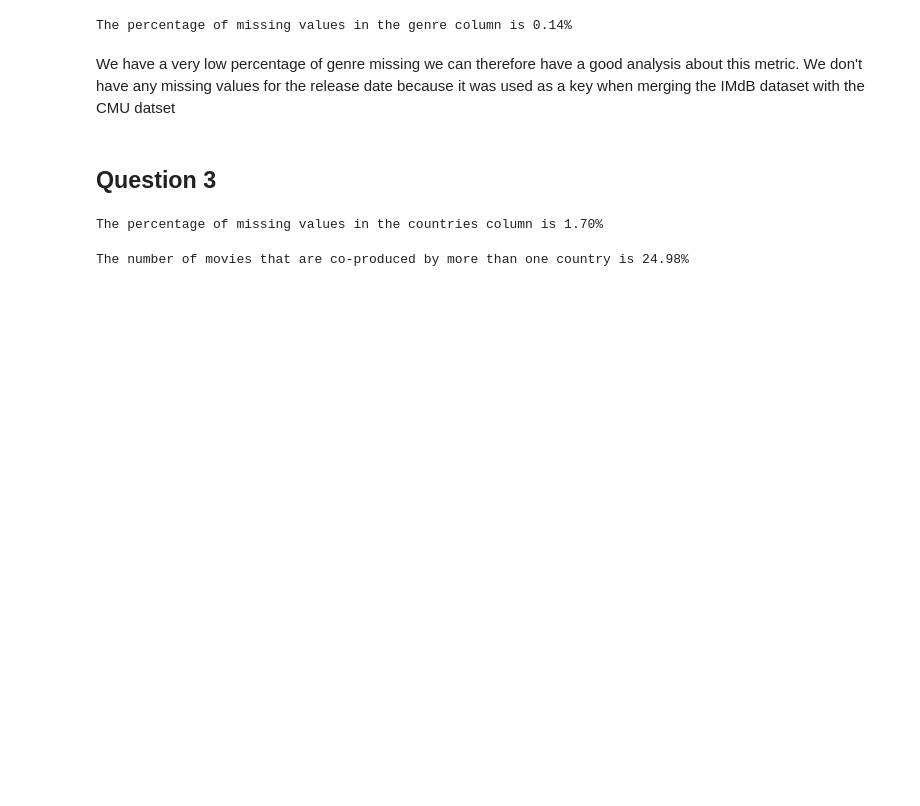
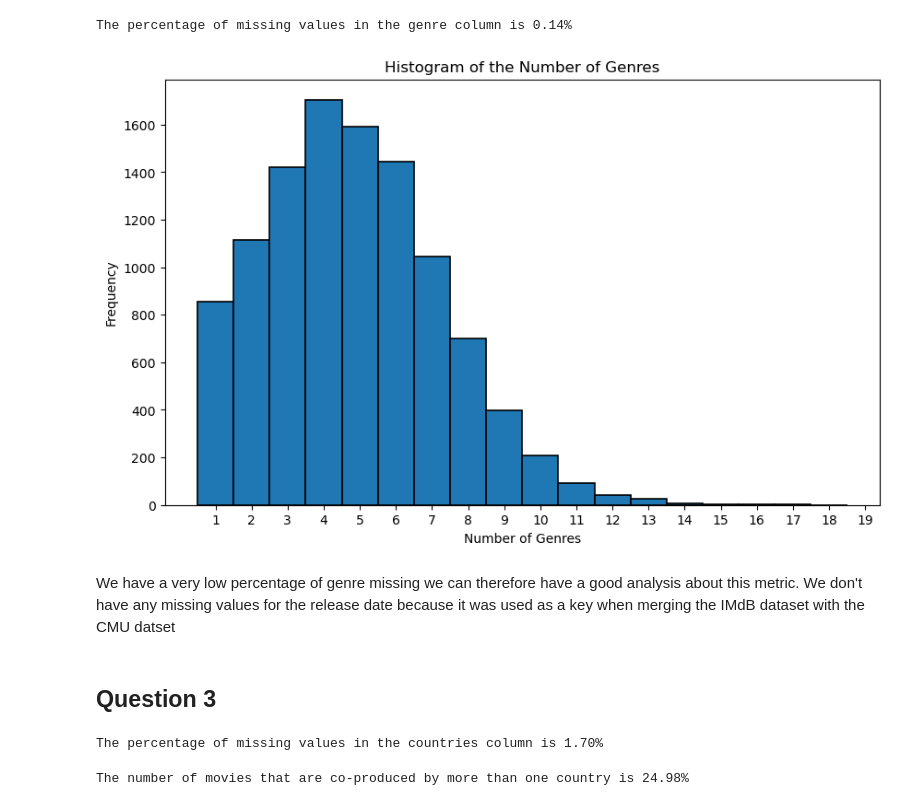
Before and after one commit to epfl-ada/ada-2023-project-nada2023, a Jupyter notebook: clean.ipynb, the cells around one changed output. Saved outputs shown, nothing was run; the diff lists cells and outputs as text; code cells hidden in the pictures; blank space fills up the shorter version.

```diff
--- a/clean.ipynb
+++ b/clean.ipynb
@@ -39,3 +39,23 @@ gross
 ## Question 1
 
 For The first question we will need the gross of the movies in the different region of the world, as well as their release year and their genre.
+# %%
+movies_clean_gross = movies.copy()
+gross_clean = gross.copy()
+
+# Sum up the gross for each movie in the `gross` dataframe
+gross_sum = gross_clean.groupby('Wiki_ID')['gross'].sum().reset_index()
+
+# Merge this sum with the `movies` dataframe
+movies_with_gross = movies_clean_gross.merge(gross_sum, on='Wiki_ID', how='left')
+
+# Filter out rows where 'box_office' is not missing
+non_missing_box_office = movies_with_gross.dropna(subset=['box_office'])
+
+
+missing_percentage_before = movies_with_gross['box_office'].isna().sum() / len(movies_with_gross) * 100
+print(f"Percentage of missing 'box_office' values before imputation: {missing_percentage_before:.2f}%")
+
+# Check coherence for non-missing 'box_office' values
+coherence_check = ((non_missing_box_office['box_office'] - non_missing_box_office['gross']).abs() / non_missing_box_office['box_office']).mean()
+print(f"Average coherence deviation: {coherence_check:.2f}")
@@ -42,7 +69,9 @@ For The first question we will need the gross of the movies in the different reg
+# %%
+movies_with_gross = movies_with_gross.drop(columns=['box_office'])
 # %%
 # The release date of the movie is in the format of YYYY-MM-DD, we only need the year
 # so we split the date and only keep the year
-movies_clean_release = movies.copy()
+movies_clean_release = movies_with_gross.copy()
 movies_clean_release['release_date'] = movies_clean_release['release_date'].str[:4]
 movies_clean_release['release_date'] = pd.to_numeric(movies_clean_release['release_date'], errors='coerce')
 # Here the errors ignore is to keep the nan in the release date column
@@ -53,7 +82,7 @@ movies_clean_genre['genres'] = movies_clean_genre['genres'].apply(lambda x: list
 # This line is to make the empty list to be nan so the nan are uniform
 movies_clean_genre['genres'] = movies_clean_genre['genres'].apply(lambda x: x if len(x) != 0 else np.nan)
 # %%
-gross_genre_release = gross.copy()
+gross_genre_release = gross_clean.copy()
 #merge gross and movies_clean_genre on wiki_ID
 gross_genre_release = gross_genre_release.merge(movies_clean_genre[['Wiki_ID', 'release_date', 'genres']], on = 'Wiki_ID', how = 'left')
 # %%
@@ -62,6 +91,18 @@ missing_genre_value = gross_genre_release.drop_duplicates(subset='Wiki_ID')['gen
 print('The percentage of missing values in the genre column is {:.2f}%'.format(missing_genre_value))
 # %% [output]
 The percentage of missing values in the genre column is 0.14%
+# %%
+number_of_genres = gross_genre_release.drop_duplicates(subset='Wiki_ID')['genres'].dropna().apply(lambda x: len(x))
+# histogram of the number of genres
+plt.figure(figsize=(10, 6))
+plt.hist(number_of_genres,bins = np.arange(1, 20, 1)-0.5, edgecolor = 'black', linewidth = 1.2)
+plt.xlabel('Number of Genres')
+plt.xticks(np.arange(1, 20, 1))
+plt.ylabel('Frequency')
+plt.title('Histogram of the Number of Genres')
+plt.show()
+# %% [output]
+[figure, added]
 # %% [markdown]
 We have a very low percentage of genre missing we can therefore have a good analysis about this metric. We don't have any missing values for the release date because it was used as a key when merging the IMdB dataset with the CMU datset
 # %% [markdown]
```
Also changed, not shown: parts of 22 cells of this notebook.
